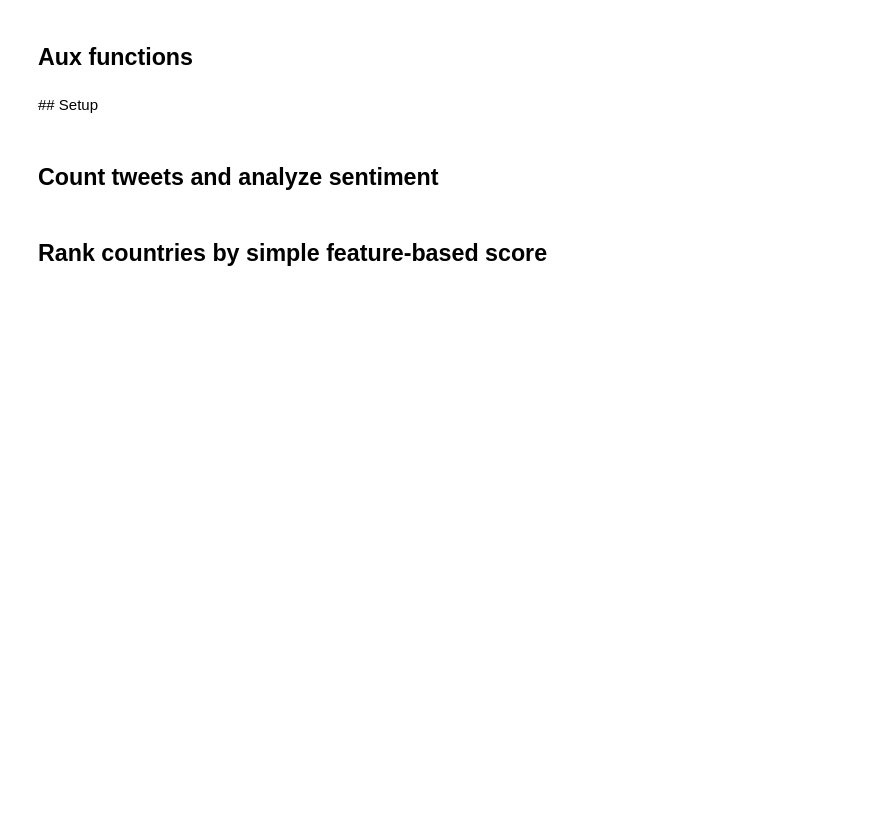
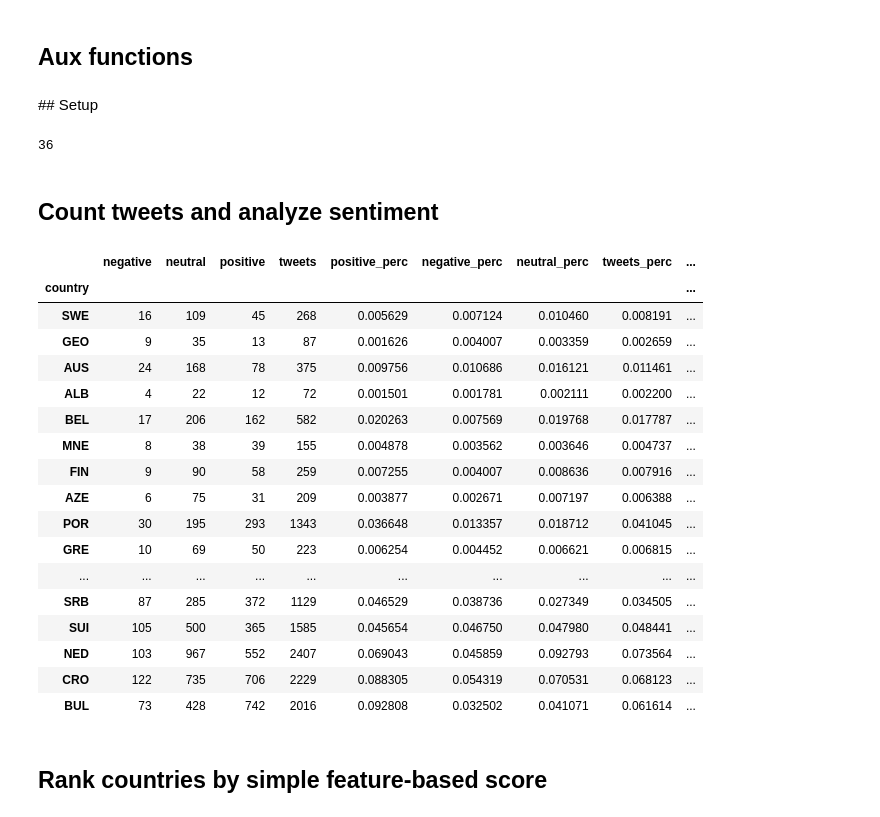
Before and after one commit to eduardbonada/eurovision_tweet_tracker, a Jupyter notebook: eurovision.ipynb, the cells around one changed output. Drawn from its saved outputs; the diff is of its cells as text; code cells hidden in the pictures; blank space fills up the shorter version.

```diff
--- a/eurovision.ipynb
+++ b/eurovision.ipynb
@@ -38,7 +38,7 @@ def clean_tweet(tweet):
 ## Setup
 # %%
 # Setup sqlite
-sqlite_file = 'eurovision_semi1.db'
+sqlite_file = 'eurovision_semis.db'
 
 # Connect to the database sqlite file
 connection = sqlite3.connect(sqlite_file)
@@ -60,10 +60,13 @@ hashtags_semi2 = ['AUT', 'BLR', 'DEN', 'EST', 'MKD', 'HUN', 'IRL', 'ISR', 'LTU',
 
 # set country hashtags - final
 hashtags_final = ['ARM', 'AZE', 'ITA', 'MDA', 'POL', 'POR', 'UKR', 'AUS', 'BEL', 'CYP', 'FRA',\
-                  'GER', 'GRE', 'ESP', 'GBR', 'SWE', '???', '???', '???', '???', '???',\
-                  '???', '???', '???', '???', '???']
+                  'GER', 'GRE', 'ESP', 'GBR', 'SWE', 'BUL', 'BLR', 'CRO', 'HUN', 'DEN',\
+                  'ISR', 'ROM', 'NOR', 'NED', 'AUT']
 
-hashtags = hashtags_semi1
+hashtags = hashtags_semi1 + hashtags_semi2
+print(len(hashtags))
+# %% [output]
+36
 # %% [markdown]
 ## Count tweets and analyze sentiment
 # %%
@@ -119,3 +139,24 @@ results.loc['BEL','finalist'] = 1
+# %%
+results
+# %% [output]
+|  | negative | neutral | positive | tweets | positive_perc | negative_perc | neutral_perc | tweets_perc | ... |
+| country |  |  |  |  |  |  |  |  | ... |
+| SWE | 16 | 109 | 45 | 268 | 0.005629 | 0.007124 | 0.010460 | 0.008191 | ... |
+| GEO | 9 | 35 | 13 | 87 | 0.001626 | 0.004007 | 0.003359 | 0.002659 | ... |
+| AUS | 24 | 168 | 78 | 375 | 0.009756 | 0.010686 | 0.016121 | 0.011461 | ... |
+| ALB | 4 | 22 | 12 | 72 | 0.001501 | 0.001781 | 0.002111 | 0.002200 | ... |
+| BEL | 17 | 206 | 162 | 582 | 0.020263 | 0.007569 | 0.019768 | 0.017787 | ... |
+| MNE | 8 | 38 | 39 | 155 | 0.004878 | 0.003562 | 0.003646 | 0.004737 | ... |
+| FIN | 9 | 90 | 58 | 259 | 0.007255 | 0.004007 | 0.008636 | 0.007916 | ... |
+| AZE | 6 | 75 | 31 | 209 | 0.003877 | 0.002671 | 0.007197 | 0.006388 | ... |
+| POR | 30 | 195 | 293 | 1343 | 0.036648 | 0.013357 | 0.018712 | 0.041045 | ... |
+| GRE | 10 | 69 | 50 | 223 | 0.006254 | 0.004452 | 0.006621 | 0.006815 | ... |
+| ... | ... | ... | ... | ... | ... | ... | ... | ... | ... |
+| SRB | 87 | 285 | 372 | 1129 | 0.046529 | 0.038736 | 0.027349 | 0.034505 | ... |
+| SUI | 105 | 500 | 365 | 1585 | 0.045654 | 0.046750 | 0.047980 | 0.048441 | ... |
+| NED | 103 | 967 | 552 | 2407 | 0.069043 | 0.045859 | 0.092793 | 0.073564 | ... |
+| CRO | 122 | 735 | 706 | 2229 | 0.088305 | 0.054319 | 0.070531 | 0.068123 | ... |
+| BUL | 73 | 428 | 742 | 2016 | 0.092808 | 0.032502 | 0.041071 | 0.061614 | ... |
 # %% [markdown]
 ## Rank countries by simple feature-based score
 # %%
```
Also changed, not shown: parts of 12 cells of this notebook, 9 other files.
